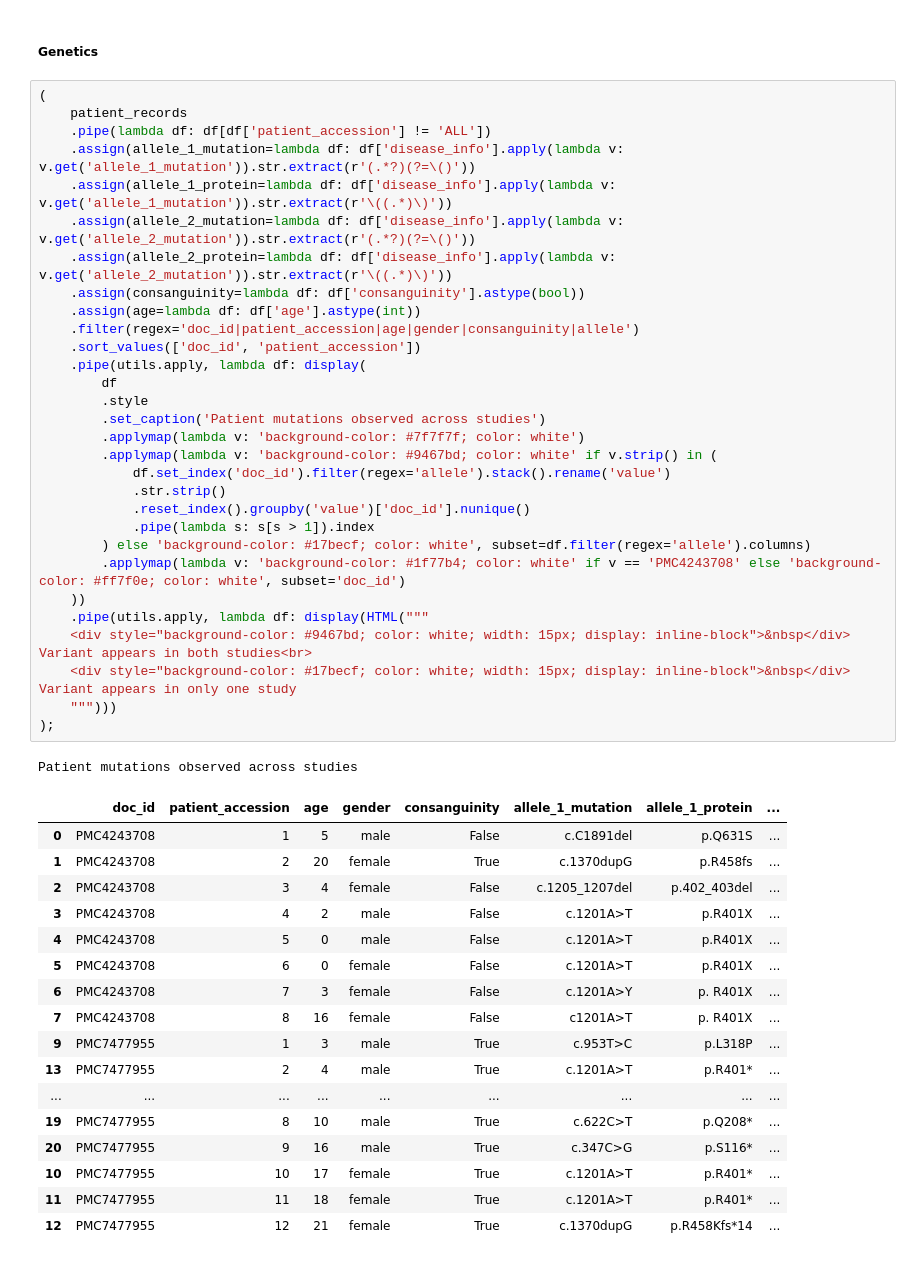
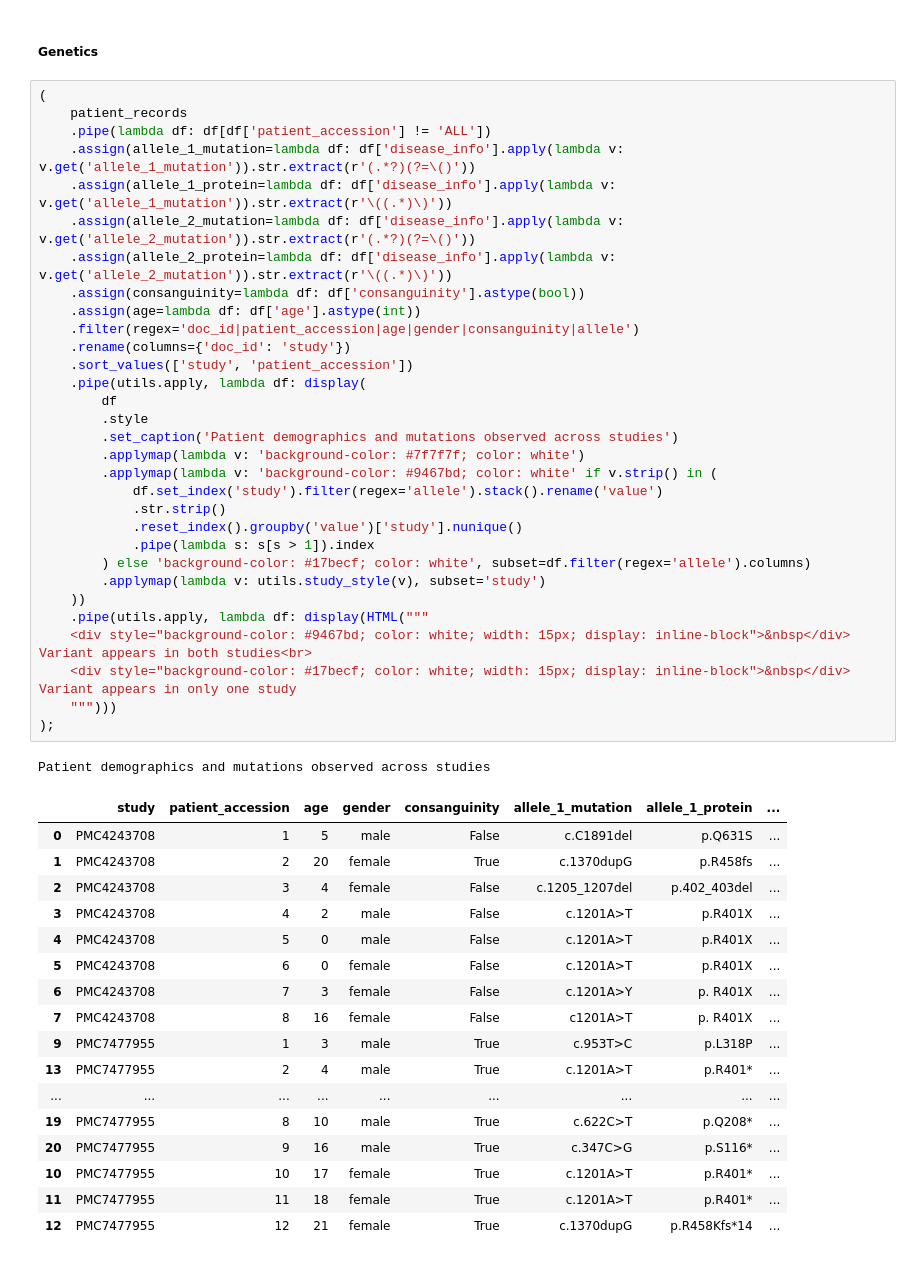
Before and after one commit to eric-czech/ngly1-gpt, a Jupyter notebook: ngly1_gpt/notebooks/patient_extraction.ipynb, the cells around one changed output. Drawn from its saved outputs; the diff is of its cells as text.

```diff
--- a/ngly1_gpt/notebooks/patient_extraction.ipynb
+++ b/ngly1_gpt/notebooks/patient_extraction.ipynb
@@ -467,36 +615,37 @@ Image("ngly1_gpt/notebooks/images/PMC4243708_table_1.png", width=1200)
 # %%
 (
     patient_records
     .pipe(lambda df: df[df['patient_accession'] != 'ALL'])
     .assign(allele_1_mutation=lambda df: df['disease_info'].apply(lambda v: v.get('allele_1_mutation')).str.extract(r'(.*?)(?=\()'))
     .assign(allele_1_protein=lambda df: df['disease_info'].apply(lambda v: v.get('allele_1_mutation')).str.extract(r'\((.*)\)'))
     .assign(allele_2_mutation=lambda df: df['disease_info'].apply(lambda v: v.get('allele_2_mutation')).str.extract(r'(.*?)(?=\()'))
     .assign(allele_2_protein=lambda df: df['disease_info'].apply(lambda v: v.get('allele_2_mutation')).str.extract(r'\((.*)\)'))
     .assign(consanguinity=lambda df: df['consanguinity'].astype(bool))
     .assign(age=lambda df: df['age'].astype(int))
     .filter(regex='doc_id|patient_accession|age|gender|consanguinity|allele')
-    .sort_values(['doc_id', 'patient_accession'])
+    .rename(columns={'doc_id': 'study'})
+    .sort_values(['study', 'patient_accession'])
     .pipe(utils.apply, lambda df: display(
         df
         .style
-        .set_caption('Patient mutations observed across studies')
+        .set_caption('Patient demographics and mutations observed across studies')
         .applymap(lambda v: 'background-color: #7f7f7f; color: white')
         .applymap(lambda v: 'background-color: #9467bd; color: white' if v.strip() in (
-            df.set_index('doc_id').filter(regex='allele').stack().rename('value')
+            df.set_index('study').filter(regex='allele').stack().rename('value')
             .str.strip()
-            .reset_index().groupby('value')['doc_id'].nunique()
+            .reset_index().groupby('value')['study'].nunique()
             .pipe(lambda s: s[s > 1]).index
         ) else 'background-color: #17becf; color: white', subset=df.filter(regex='allele').columns)
-        .applymap(lambda v: 'background-color: #1f77b4; color: white' if v == 'PMC4243708' else 'background-color: #ff7f0e; color: white', subset='doc_id')
+        .applymap(lambda v: utils.study_style(v), subset='study')
     ))
     .pipe(utils.apply, lambda df: display(HTML("""
     <div style="background-color: #9467bd; color: white; width: 15px; display: inline-block">&nbsp</div>  Variant appears in both studies<br>
     <div style="background-color: #17becf; color: white; width: 15px; display: inline-block">&nbsp</div>  Variant appears in only one study
     """)))
 );
 # %% [output]
-Patient mutations observed across studies
+Patient demographics and mutations observed across studies
-|  | doc_id | patient_accession | age | gender | consanguinity | allele_1_mutation | allele_1_protein | ... |
+|  | study | patient_accession | age | gender | consanguinity | allele_1_mutation | allele_1_protein | ... |
 | 0 | PMC4243708 | 1 | 5 | male | False | c.C1891del | p.Q631S | ... |
 | 1 | PMC4243708 | 2 | 20 | female | True | c.1370dupG | p.R458fs | ... |
 | 2 | PMC4243708 | 3 | 4 | female | False | c.1205_1207del | p.402_403del | ... |
```
Also changed, not shown: parts of 9 cells of this notebook, 6 other files.
